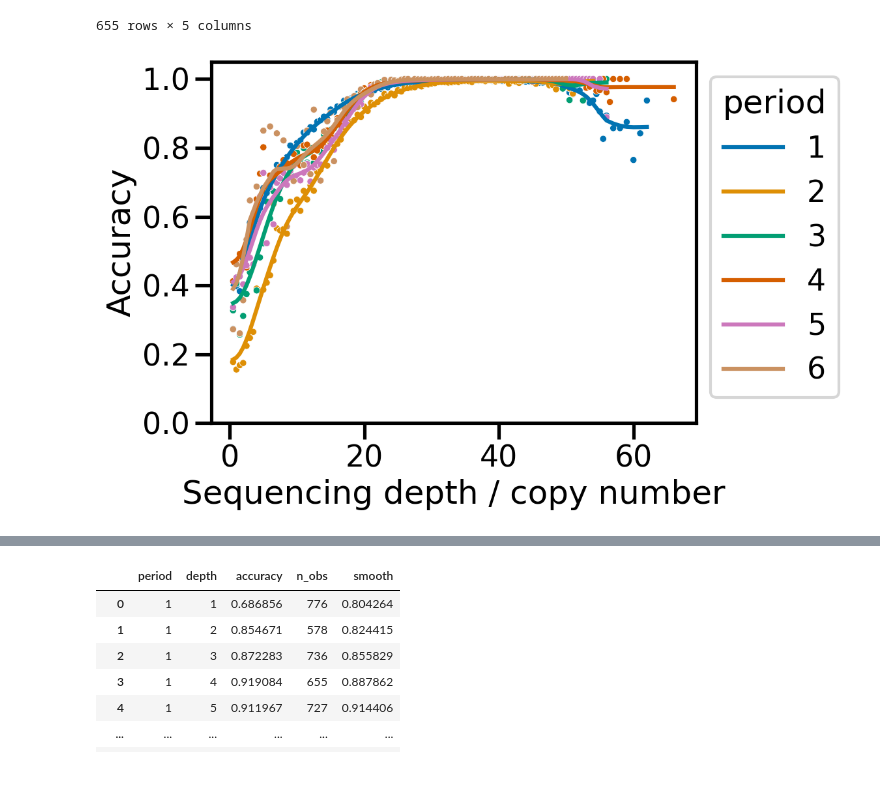
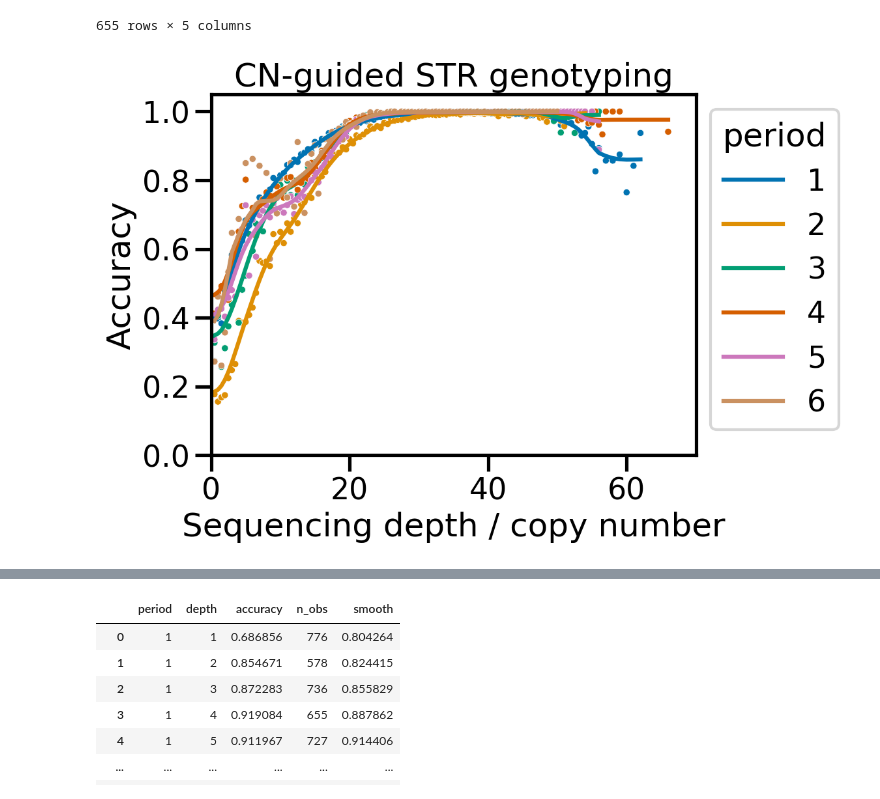
Before and after one commit to acg-team/ConSTRain-analyses, a Jupyter notebook: analyses/HG002/2024-03-04_haplotypes_vs_illumina.ipynb, the cells around one changed output, grey strips where cells are left out. Drawn from its saved outputs; the diff is of its cells as text; code cells hidden in the pictures.

```diff
--- a/analyses/HG002/2024-03-04_haplotypes_vs_illumina.ipynb
+++ b/analyses/HG002/2024-03-04_haplotypes_vs_illumina.ipynb
@@ -14,7 +14,7 @@ from multicopy_STR_genotyping import file_io
 sns.set_context("poster")
 %matplotlib inline
 # %%
-df_repeats, df_hg002 = file_io.dfs_from_vcf(filname="../../data/HG002/variants/HG002.GRCh38.2x250_with_mononuc.vcf", samples=["HG002.GRCh38.2x250"])
+df_repeats, df_hg002 = file_io.dfs_from_vcf(filename="../../data/HG002/variants/HG002.GRCh38.2x250_with_mononuc.vcf", samples=["HG002.GRCh38.2x250"])
 
 df_covered_repeats = pd.read_csv("../../data/HG002/regions/hg38_ver13_0boe_mononucleotides_union.bed", sep="\t", names=["chr", "start", "end", "period", "unit"])
 df_covered_repeats = df_covered_repeats.assign(
@@ -218,3 +225,9 @@ df_plot
 | 21 | 6 | 10 | 20 | 1591 | 88.560654 | 92.457574 | 10-20 |
 | 22 | 6 | 20 | 30 | 11420 | 99.404553 | 99.588441 | 20-30 |
 | 23 | 6 | 30 | 1000000 | 21208 | 99.924557 | 99.943418 | 30- |
+# %%
+for name, data in df_plot.groupby("depth"):
+    print(name, np.average(data["accuracy_match"], weights=data["n"]), data["n"].sum())
+print()
+for name, data in df_plot.groupby("period"):
+    print(name, np.average(data["accuracy_match"], weights=data["n"]), data["n"].sum())
@@ -315,35 +342,37 @@ fig = plt.figure(dpi=150)
 
 ax = sns.lineplot(
     df_plot_cn,
     x = "depth",
     y = "smooth",
     hue="period",
     palette="colorblind",
     # linewidth=2
 )
 
 ax = sns.scatterplot(
     df_plot_cn,
     x = "depth",
     y = "accuracy",
     hue = "period",
     palette = "colorblind",
     s=25,
     ax = ax,
     legend=False
 )
 
 ax.set(
+    title = "CN-guided STR genotyping",
     xlabel = "Sequencing depth / copy number",
     ylabel = "Accuracy",
-    ylim=(0, 1.05)
+    ylim = (0, 1.05),
+    xlim = (0, 70)
 )
 
 ax.get_legend().set(bbox_to_anchor=(1, 1))
 
 plt.show()
 # %% [output]
-[figure, old version]
+[figure, new version]
 # %%
 (
     df_hg002
```
Also changed, not shown: parts of 3 cells of this notebook, 3 other files.
